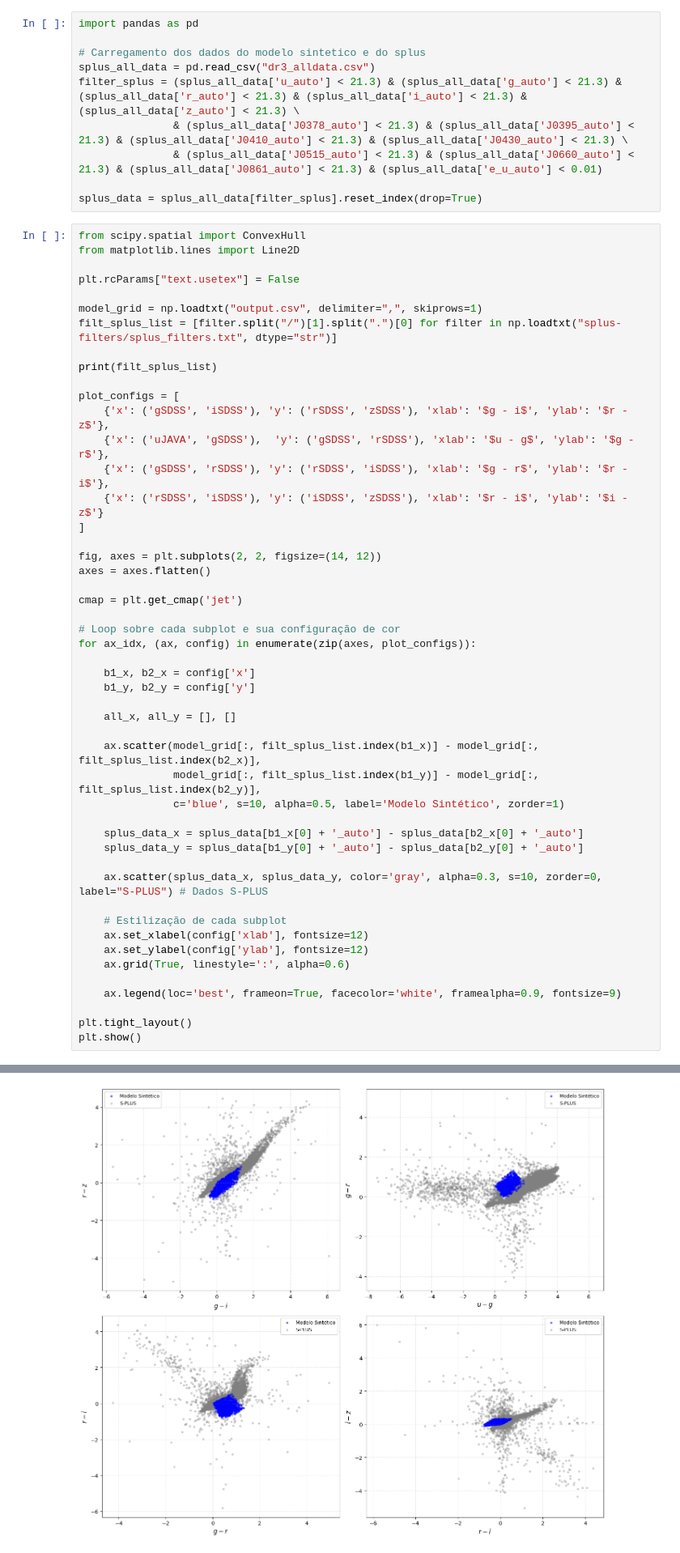
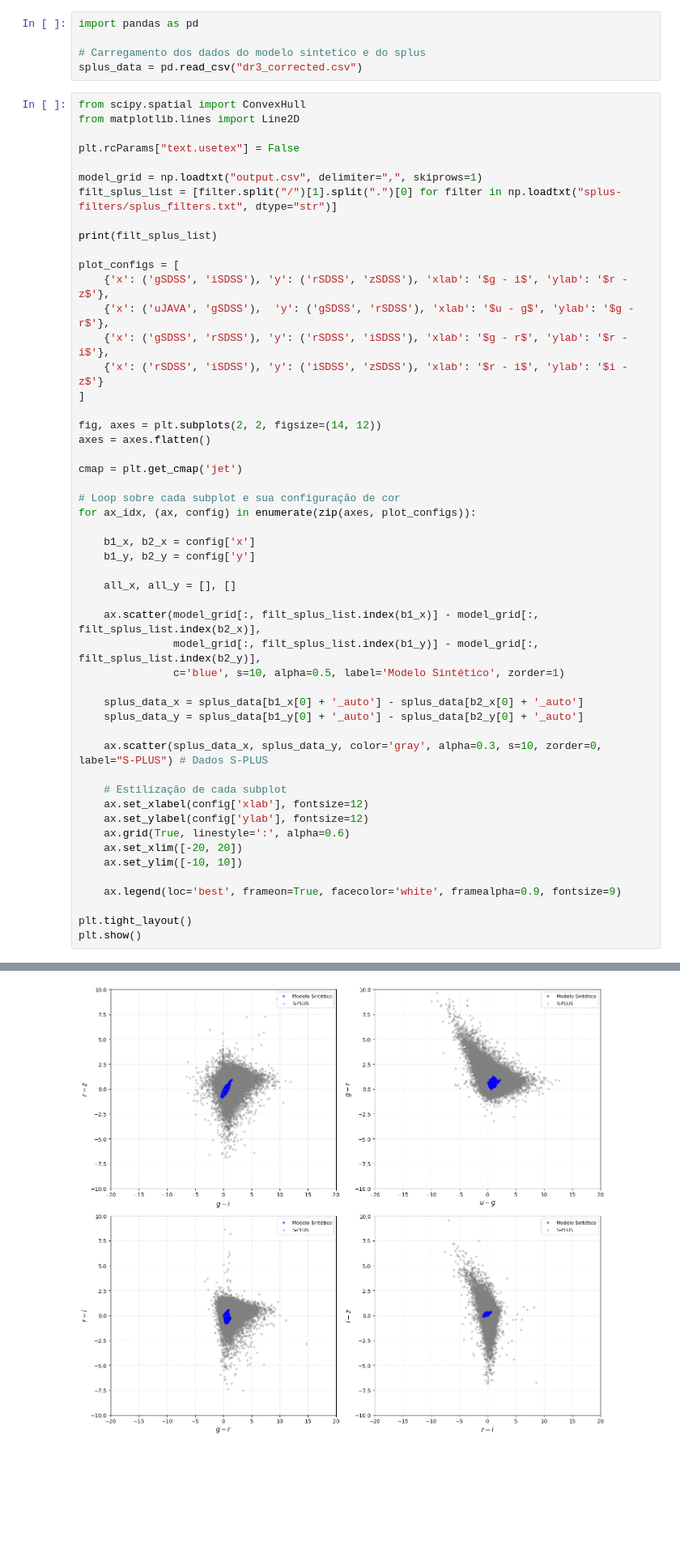
Before and after one commit to pedroand6/Inference4ETGs, a Jupyter notebook: Synthetic_domain/simple_sampling.ipynb, the cells around one changed output, grey strips where cells are left out. Shown at 81% size. Saved outputs shown, nothing was run; the diff lists cells and outputs as text; blank space fills up the shorter version.

```diff
--- a/Synthetic_domain/simple_sampling.ipynb
+++ b/Synthetic_domain/simple_sampling.ipynb
@@ -225,12 +228,7 @@ Bagpipes: PyMultiNest import failed, fitting will use the Nautilus sampler inste
 import pandas as pd
 
 # Carregamento dos dados do modelo sintetico e do splus
-splus_all_data = pd.read_csv("dr3_alldata.csv")
-filter_splus = (splus_all_data['u_auto'] < 21.3) & (splus_all_data['g_auto'] < 21.3) & (splus_all_data['r_auto'] < 21.3) & (splus_all_data['i_auto'] < 21.3) & (splus_all_data['z_auto'] < 21.3) \
-               & (splus_all_data['J0378_auto'] < 21.3) & (splus_all_data['J0395_auto'] < 21.3) & (splus_all_data['J0410_auto'] < 21.3) & (splus_all_data['J0430_auto'] < 21.3) \
-               & (splus_all_data['J0515_auto'] < 21.3) & (splus_all_data['J0660_auto'] < 21.3) & (splus_all_data['J0861_auto'] < 21.3) & (splus_all_data['e_u_auto'] < 0.01)
-
-splus_data = splus_all_data[filter_splus].reset_index(drop=True)
+splus_data = pd.read_csv("dr3_corrected.csv")
 # %%
 from scipy.spatial import ConvexHull
 from matplotlib.lines import Line2D
@@ -255,31 +253,33 @@ axes = axes.flatten()
 cmap = plt.get_cmap('jet')
 
 # Loop sobre cada subplot e sua configuração de cor
 for ax_idx, (ax, config) in enumerate(zip(axes, plot_configs)):
 
     b1_x, b2_x = config['x']
     b1_y, b2_y = config['y']
 
     all_x, all_y = [], []
 
     ax.scatter(model_grid[:, filt_splus_list.index(b1_x)] - model_grid[:, filt_splus_list.index(b2_x)],
                model_grid[:, filt_splus_list.index(b1_y)] - model_grid[:, filt_splus_list.index(b2_y)],
                c='blue', s=10, alpha=0.5, label='Modelo Sintético', zorder=1)
 
     splus_data_x = splus_data[b1_x[0] + '_auto'] - splus_data[b2_x[0] + '_auto']
     splus_data_y = splus_data[b1_y[0] + '_auto'] - splus_data[b2_y[0] + '_auto']
 
     ax.scatter(splus_data_x, splus_data_y, color='gray', alpha=0.3, s=10, zorder=0, label="S-PLUS") # Dados S-PLUS
 
     # Estilização de cada subplot
     ax.set_xlabel(config['xlab'], fontsize=12)
     ax.set_ylabel(config['ylab'], fontsize=12)
     ax.grid(True, linestyle=':', alpha=0.6)
+    ax.set_xlim([-20, 20])
+    ax.set_ylim([-10, 10])
 
     ax.legend(loc='best', frameon=True, facecolor='white', framealpha=0.9, fontsize=9)
 
 plt.tight_layout()
 plt.show()
 # %% [output]
 ['uJAVA', 'F0378', 'F0395', 'F0410', 'F0430', 'gSDSS', 'F0515', 'rSDSS', 'F0660', 'iSDSS', 'F0861', 'zSDSS']
-[figure, old version]
+[figure, new version]
```
Also changed, not shown: parts of 2 cells of this notebook, 6 other files.
